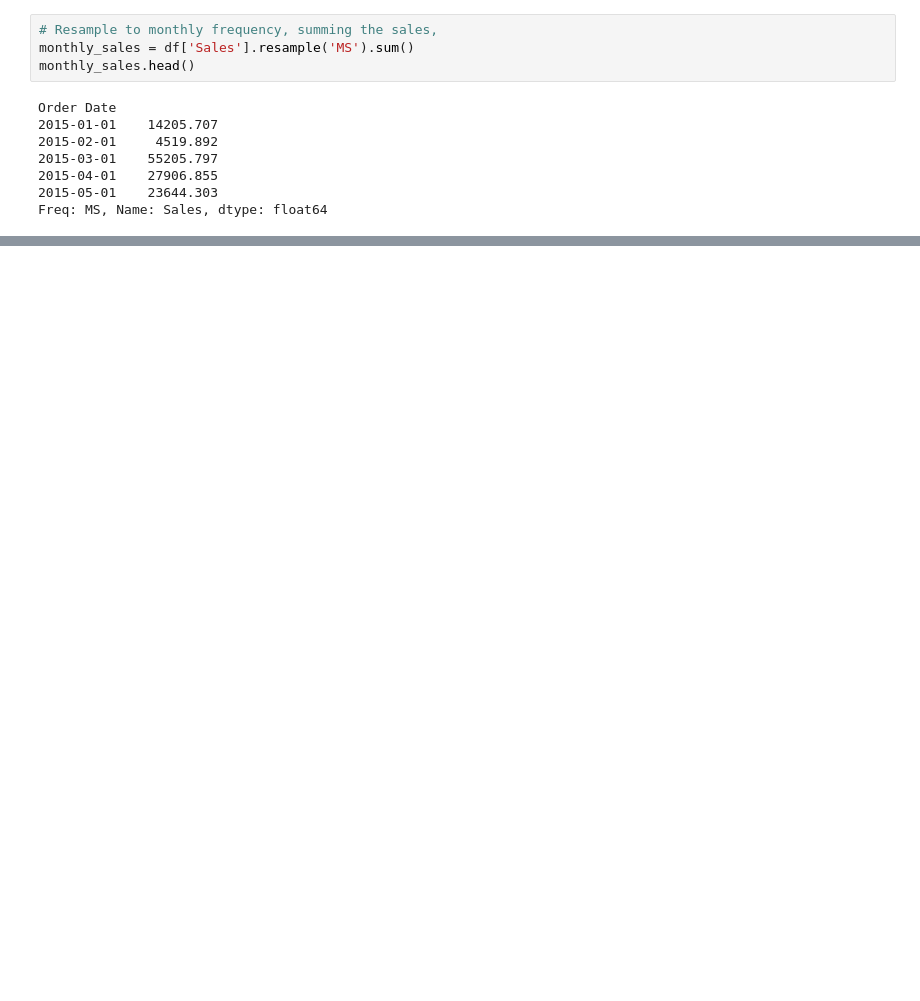
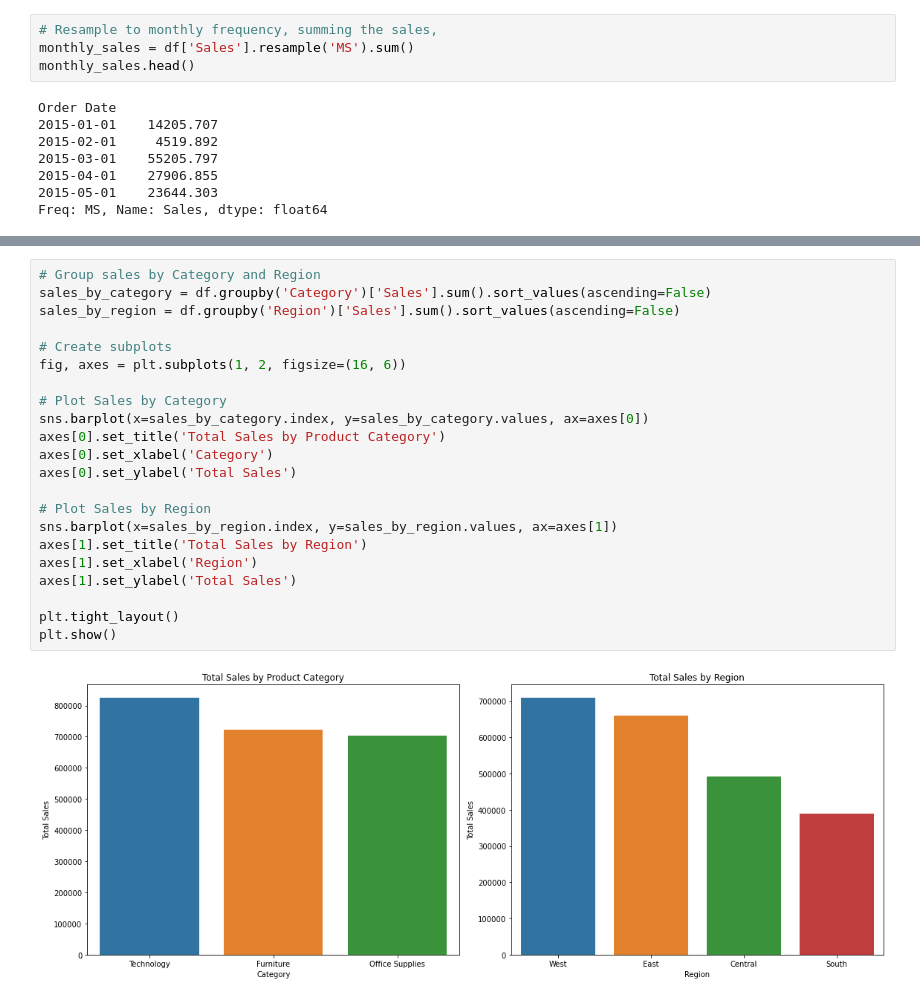
Before and after one commit to mutembeic/FUTURE_ML_01, a Jupyter notebook: notebooks/01_sales_forecasting.ipynb, the cells around one changed output, grey strips where cells are left out. Drawn from its saved outputs; the diff is of its cells as text; blank space fills up the shorter version.

```diff
--- a/notebooks/01_sales_forecasting.ipynb
+++ b/notebooks/01_sales_forecasting.ipynb
@@ -158,0 +212,24 @@ Freq: MS, Name: Sales, dtype: float64
+# %%
+# Group sales by Category and Region
+sales_by_category = df.groupby('Category')['Sales'].sum().sort_values(ascending=False)
+sales_by_region = df.groupby('Region')['Sales'].sum().sort_values(ascending=False)
+
+# Create subplots
+fig, axes = plt.subplots(1, 2, figsize=(16, 6))
+
+# Plot Sales by Category
+sns.barplot(x=sales_by_category.index, y=sales_by_category.values, ax=axes[0])
+axes[0].set_title('Total Sales by Product Category')
+axes[0].set_xlabel('Category')
+axes[0].set_ylabel('Total Sales')
+
+# Plot Sales by Region
+sns.barplot(x=sales_by_region.index, y=sales_by_region.values, ax=axes[1])
+axes[1].set_title('Total Sales by Region')
+axes[1].set_xlabel('Region')
+axes[1].set_ylabel('Total Sales')
+
+plt.tight_layout()
+plt.show()
+# %% [output]
+[figure, added]
```
Also changed, not shown: parts of 9 cells of this notebook.
